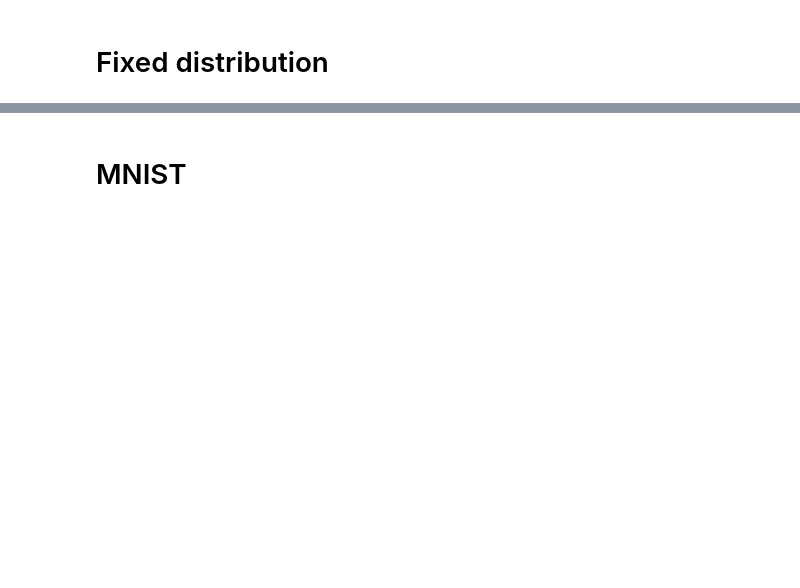
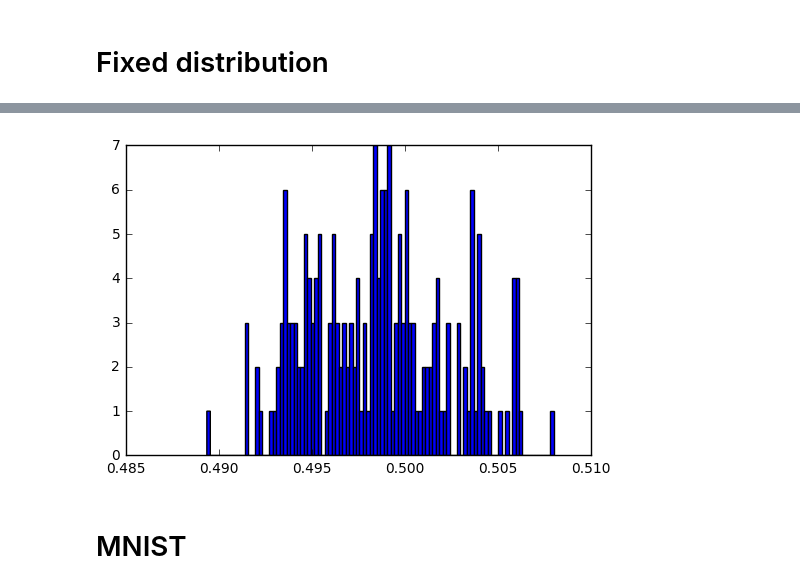
Before and after one commit to tmubarakshin/data_mining, a Jupyter notebook: t.mubarakshin_hw2_rbm.ipynb, the cells around one changed output, grey strips where cells are left out. Saved outputs shown, nothing was run; the diff lists cells and outputs as text; code cells hidden in the pictures; blank space fills up the shorter version.

```diff
--- a/t.mubarakshin_hw2_rbm.ipynb
+++ b/t.mubarakshin_hw2_rbm.ipynb
@@ -145,0 +176,4 @@ rbm_fixed = RBM(n_hidden = 3, learning_rate=0.25, n_iter=100, gibbs_steps = 2, b
+# %%
+rbm_fixed_gaussian = RBM(n_hidden = 10, learning_rate=5, n_iter=2000, gibbs_steps = 3, batch_size = 0,
+               layers = {'visible':'gaussian',
+                         'hidden':'bernoulli'})
@@ -146,3 +187,13 @@ rbm_fixed = RBM(n_hidden = 3, learning_rate=0.25, n_iter=100, gibbs_steps = 2, b
+# %%
+rbm_fixed_gaussian.fit(X_gaussian_1.reshape(-1,1))
+# %%
+X_gauss_smpld = rbm_fixed_gaussian.run_on_hidden(rbm_fixed_gaussian.run_on_visible(X_gaussian_1.reshape(-1,1),
+                                                                                   learning=False)[0], learning=False)[1]
+# %%
+count, bins, ignored = plt.hist(X_gauss_smpld, 100)
+plt.show()
+# %% [output]
+[figure, added]
 # %% [markdown]
 # MNIST
 # %%
```
Also changed, not shown: parts of 23 cells of this notebook.
